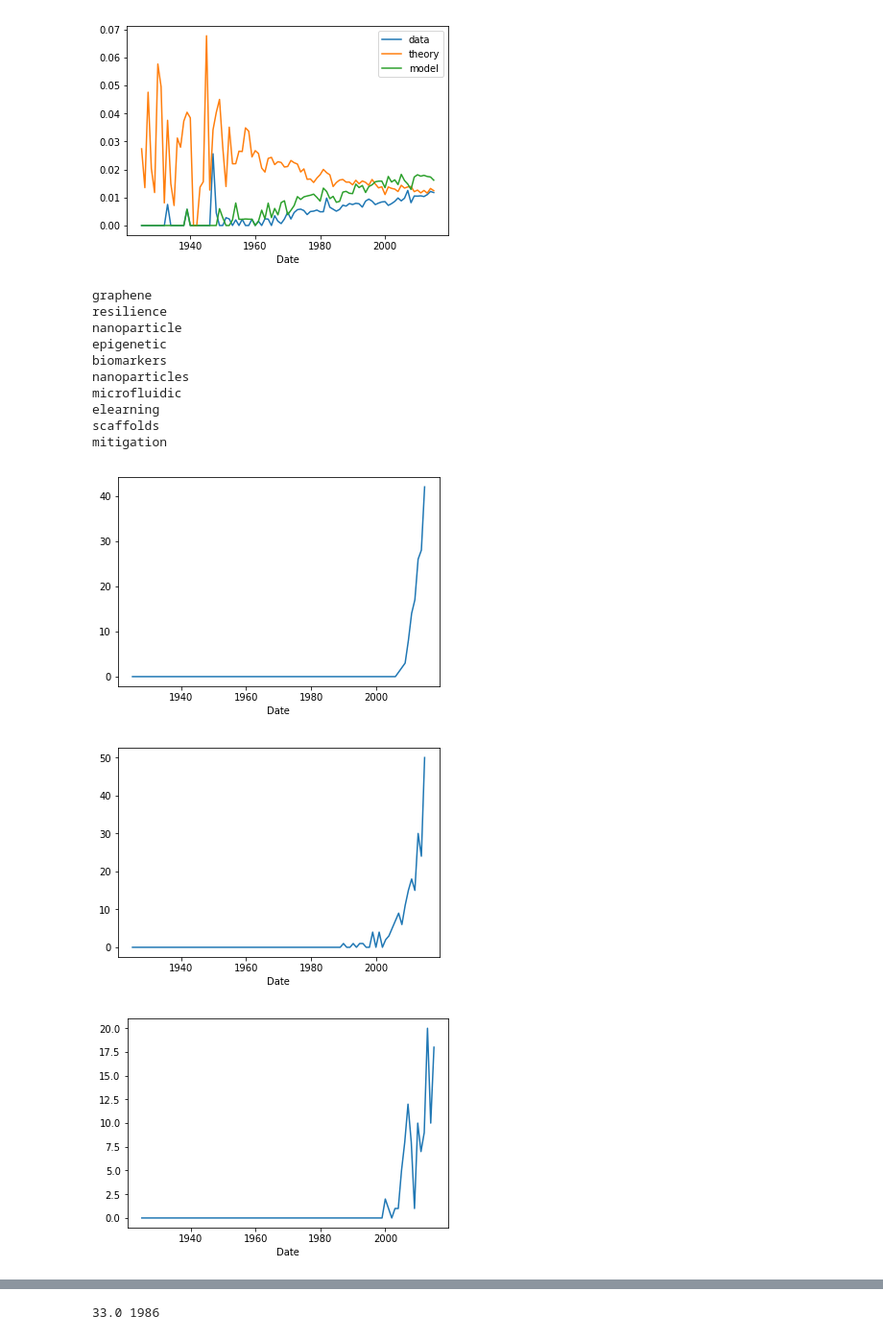
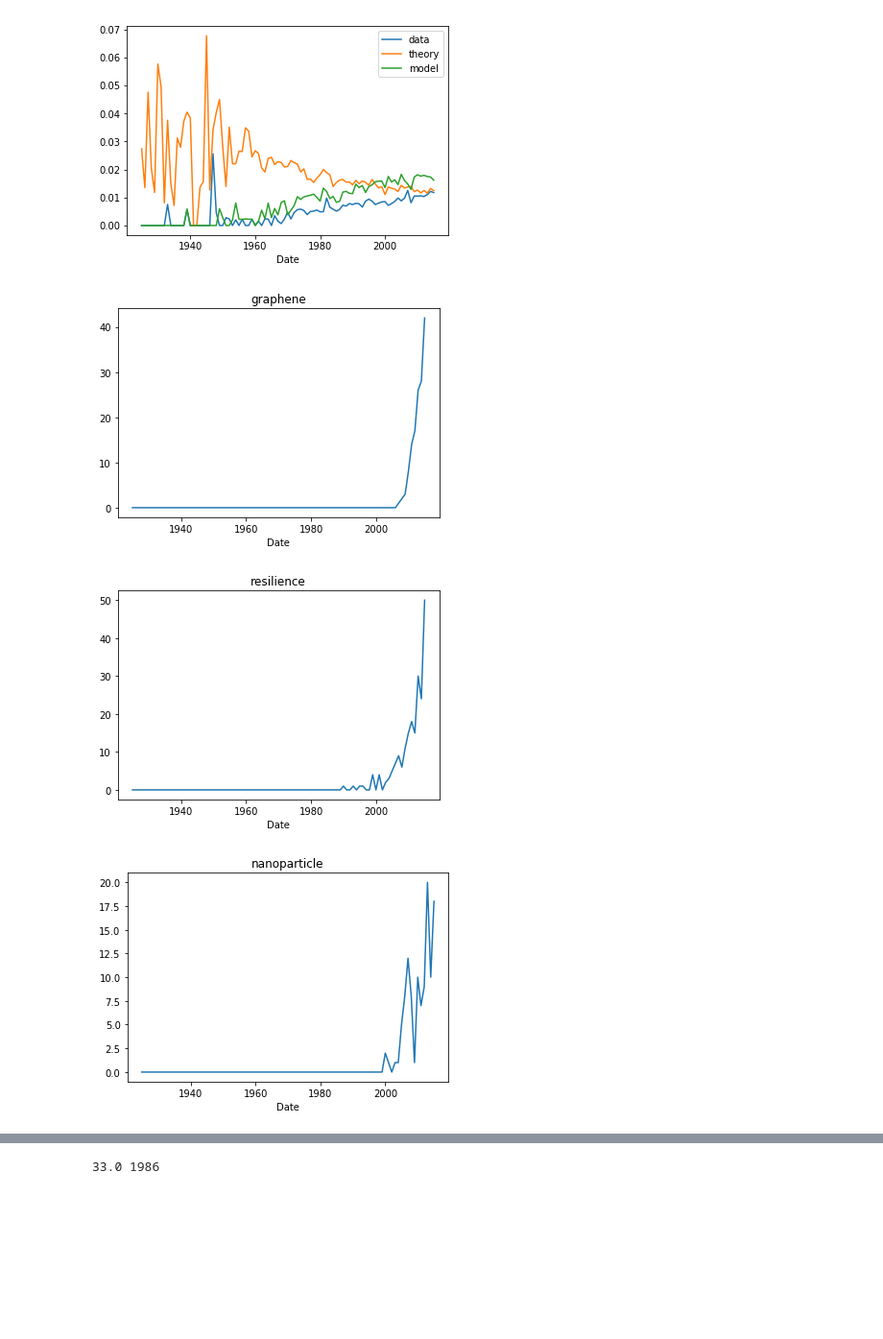
Before and after one commit to mhauru/EThOS-analysis, a Jupyter notebook: analysis.ipynb, the cells around one changed output, grey strips where cells are left out. Shown at 96% size. Drawn from its saved outputs; the diff is of its cells as text; code cells hidden in the pictures; blank space fills up the shorter version.

```diff
--- a/analysis.ipynb
+++ b/analysis.ipynb
@@ -109,23 +110,13 @@ for s in wordsets:
 # %%
 # TODO For each of the top words, get related words that it appears with, and example titles from the top years.
 M = wordcounts_by_year[total_wordcounts > 100].T
 stds = (M.std()/M.mean()).sort_values(ascending=False)
 topwords = stds.index[:10]
 for w in topwords:
-    print(w)
     fig = plt.figure()
     M[w].plot()
+    plt.title(w)
 # %% [output]
-graphene
-resilience
-nanoparticle
-epigenetic
-biomarkers
-nanoparticles
-microfluidic
-elearning
-scaffolds
-mitigation
-[figure, old version]
+[figure, new version]
-[figure, old version]
+[figure, new version]
-[figure, old version]
+[figure, new version]
```
Also changed, not shown: parts of 9 cells of this notebook.
